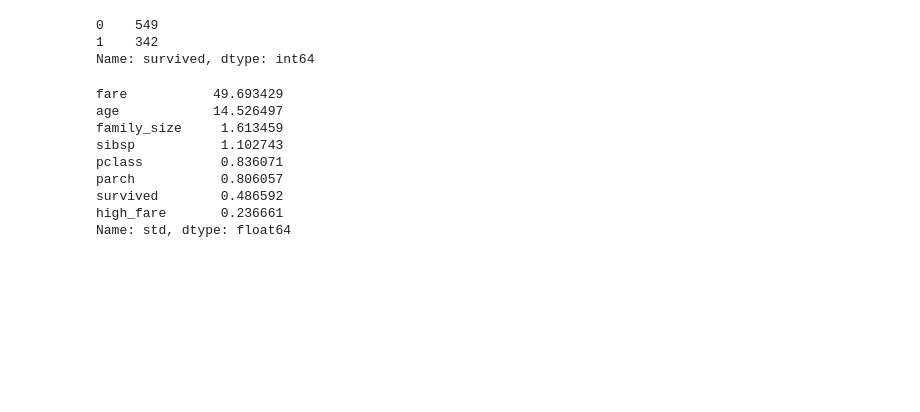
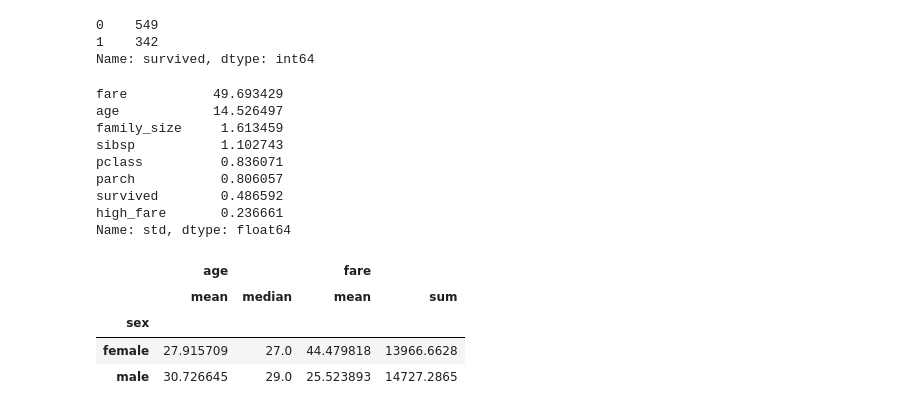
Before and after one commit to BangariSoni/LogicMojo-AI-ML-March26-SOBANGA, a Jupyter notebook: Python basics/pandas.ipynb, the cells around one changed output. Drawn from its saved outputs; the diff is of its cells as text; code cells hidden in the pictures; blank space fills up the shorter version.

```diff
--- a/Python basics/pandas.ipynb
+++ b/Python basics/pandas.ipynb
@@ -458,3 +458,14 @@ parch           0.806057
 survived        0.486592
 high_fare       0.236661
 Name: std, dtype: float64
+# %%
+df_copy.groupby("sex").agg({
+    "age": ["mean", "median"],
+    "fare": ["mean", "sum"]
+})
+# %% [output]
+|  | age |  | fare |  |
+|  | mean | median | mean | sum |
+| sex |  |  |  |  |
+| female | 27.915709 | 27.0 | 44.479818 | 13966.6628 |
+| male | 30.726645 | 29.0 | 25.523893 | 14727.2865 |
```
Also changed, not shown: parts of 4 cells of this notebook.
